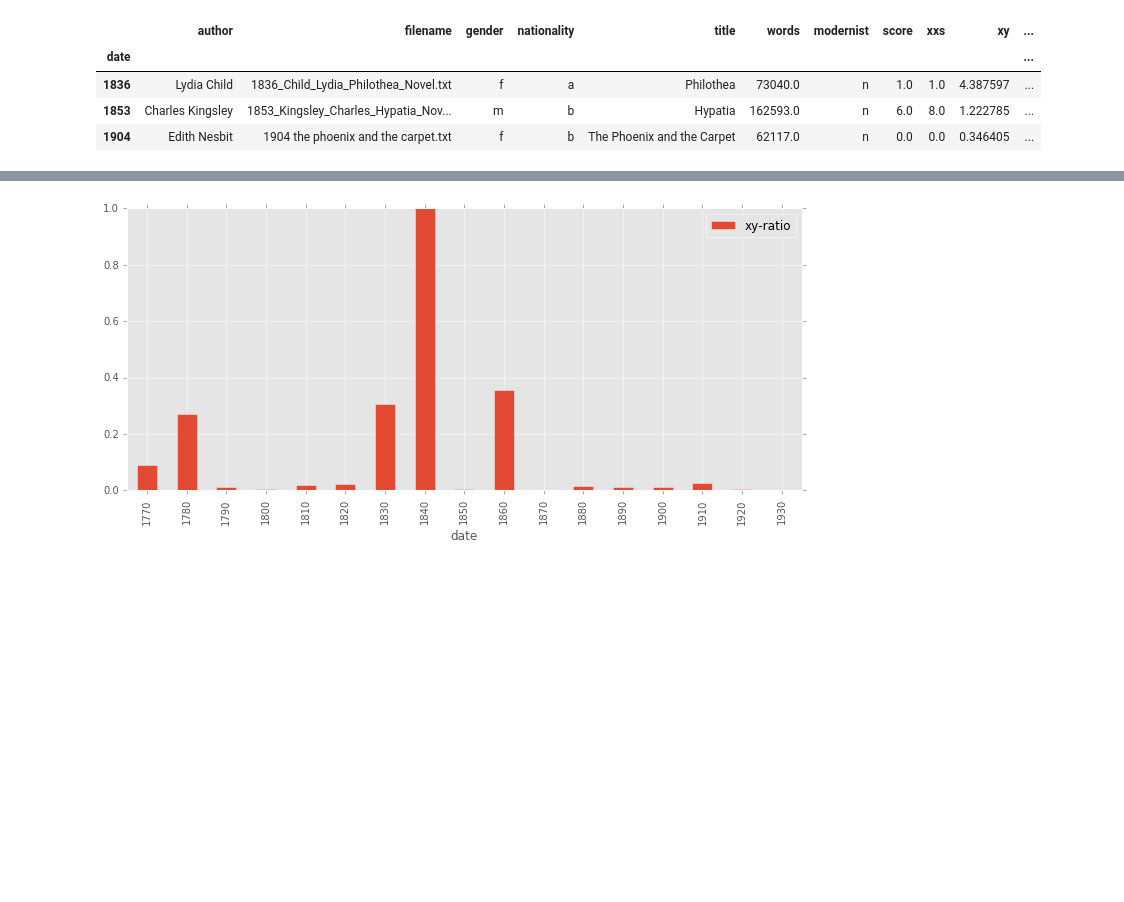
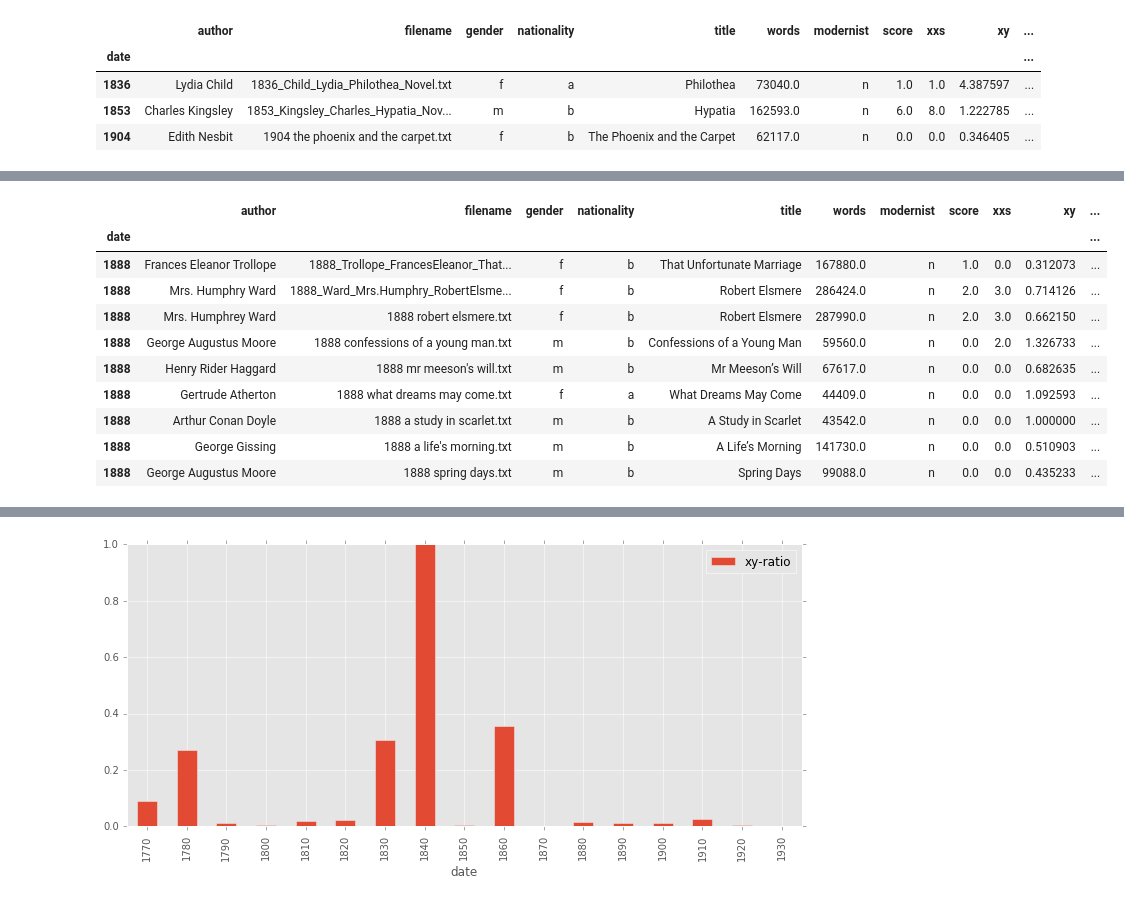
Before and after one commit to JonathanReeve/allusion-detection, a Jupyter notebook: results/analyze-all-results.ipynb, the cells around one changed output, grey strips where cells are left out. Cells and saved outputs as stored; diff of their text form; code cells hidden in the pictures; blank space fills up the shorter version.

```diff
--- a/results/analyze-all-results.ipynb
+++ b/results/analyze-all-results.ipynb
@@ -93,4 +100,18 @@ df.sort_values(by='biblical', ascending=False)
 441 rows × 16 columns
+# %%
+df.loc[df.index==1888]
+# %% [output]
+|  | author | filename | gender | nationality | title | words | modernist | score | xxs | xy | ... |
+| date |  |  |  |  |  |  |  |  |  |  | ... |
+| 1888 | Frances Eleanor Trollope | 1888_Trollope_FrancesEleanor_That... | f | b | That Unfortunate Marriage | 167880.0 | n | 1.0 | 0.0 | 0.312073 | ... |
+| 1888 | Mrs. Humphry Ward | 1888_Ward_Mrs.Humphry_RobertElsme... | f | b | Robert Elsmere | 286424.0 | n | 2.0 | 3.0 | 0.714126 | ... |
+| 1888 | Mrs. Humphrey Ward | 1888 robert elsmere.txt | f | b | Robert Elsmere | 287990.0 | n | 2.0 | 3.0 | 0.662150 | ... |
+| 1888 | George Augustus Moore | 1888 confessions of a young man.txt | m | b | Confessions of a Young Man | 59560.0 | n | 0.0 | 2.0 | 1.326733 | ... |
+| 1888 | Henry Rider Haggard | 1888 mr meeson's will.txt | m | b | Mr Meeson’s Will | 67617.0 | n | 0.0 | 0.0 | 0.682635 | ... |
+| 1888 | Gertrude Atherton | 1888 what dreams may come.txt | f | a | What Dreams May Come | 44409.0 | n | 0.0 | 0.0 | 1.092593 | ... |
+| 1888 | Arthur Conan Doyle | 1888 a study in scarlet.txt | m | b | A Study in Scarlet | 43542.0 | n | 0.0 | 0.0 | 1.000000 | ... |
+| 1888 | George Gissing | 1888 a life's morning.txt | m | b | A Life’s Morning | 141730.0 | n | 0.0 | 0.0 | 0.510903 | ... |
+| 1888 | George Augustus Moore | 1888 spring days.txt | m | b | Spring Days | 99088.0 | n | 0.0 | 0.0 | 0.435233 | ... |
 # %%
 # Normalize data
 def normalize(df):
```
Also changed, not shown: parts of 11 cells of this notebook, 3 other files.
